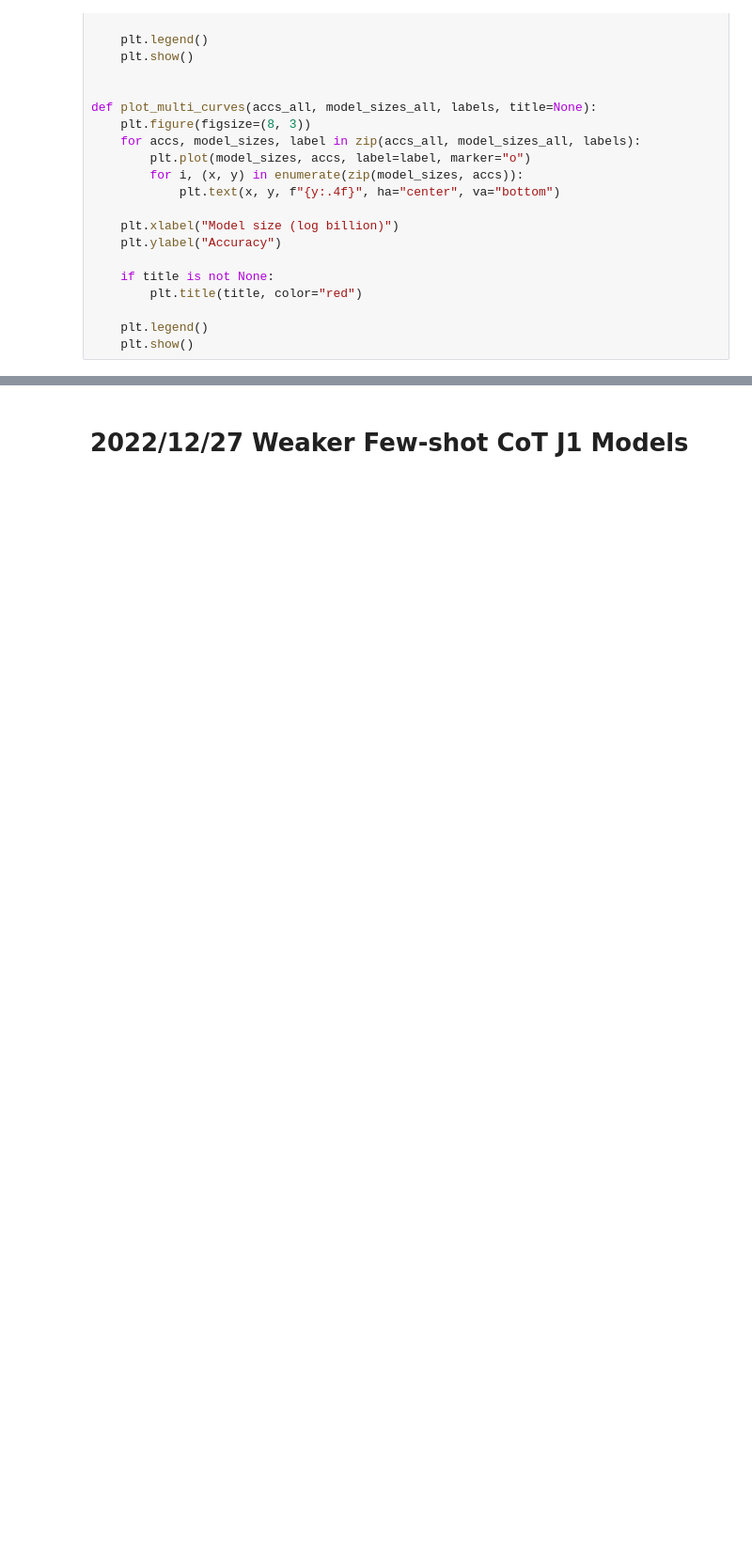
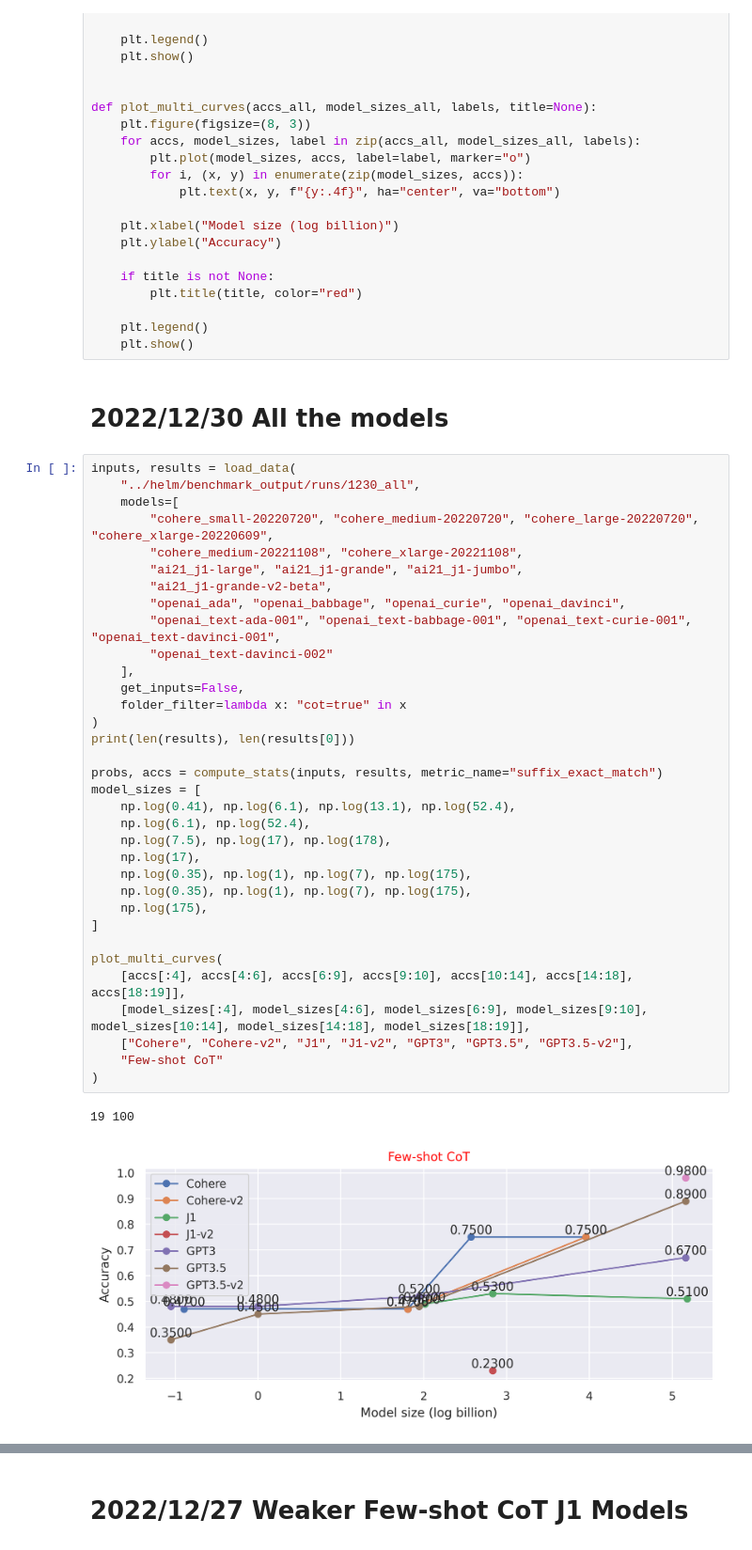
Before and after one commit to yuhui-zh15/InverseScaling, a Jupyter notebook: eval_pipeline/results/analyze_results.ipynb, the cells around one changed output, grey strips where cells are left out. Shown at 94% size. Cells and saved outputs as stored; diff of their text form; blank space fills up the shorter version.

Commit message:
update results

```diff
--- a/eval_pipeline/results/analyze_results.ipynb
+++ b/eval_pipeline/results/analyze_results.ipynb
@@ -109,3 +109,42 @@ def plot_multi_curves(accs_all, model_sizes_all, labels, title=None):
 
     plt.legend()
     plt.show()
+# %% [markdown]
+# 2022/12/30 All the models
+# %%
+inputs, results = load_data(
+    "../helm/benchmark_output/runs/1230_all",
+    models=[
+        "cohere_small-20220720", "cohere_medium-20220720", "cohere_large-20220720", "cohere_xlarge-20220609",
+        "cohere_medium-20221108", "cohere_xlarge-20221108",
+        "ai21_j1-large", "ai21_j1-grande", "ai21_j1-jumbo",
+        "ai21_j1-grande-v2-beta",
+        "openai_ada", "openai_babbage", "openai_curie", "openai_davinci",
+        "openai_text-ada-001", "openai_text-babbage-001", "openai_text-curie-001", "openai_text-davinci-001",
+        "openai_text-davinci-002"
+    ],
+    get_inputs=False,
+    folder_filter=lambda x: "cot=true" in x
+)
+print(len(results), len(results[0]))
+
+probs, accs = compute_stats(inputs, results, metric_name="suffix_exact_match")
+model_sizes = [
+    np.log(0.41), np.log(6.1), np.log(13.1), np.log(52.4),
+    np.log(6.1), np.log(52.4),
+    np.log(7.5), np.log(17), np.log(178),
+    np.log(17),
+    np.log(0.35), np.log(1), np.log(7), np.log(175),
+    np.log(0.35), np.log(1), np.log(7), np.log(175),
+    np.log(175),
+]
+
+plot_multi_curves(
+    [accs[:4], accs[4:6], accs[6:9], accs[9:10], accs[10:14], accs[14:18], accs[18:19]],
+    [model_sizes[:4], model_sizes[4:6], model_sizes[6:9], model_sizes[9:10], model_sizes[10:14], model_sizes[14:18], model_sizes[18:19]],
+    ["Cohere", "Cohere-v2", "J1", "J1-v2", "GPT3", "GPT3.5", "GPT3.5-v2"],
+    "Few-shot CoT"
+)
+# %% [output]
+19 100
+[figure, added]
```
Also changed, not shown: parts of 6 cells of this notebook.
